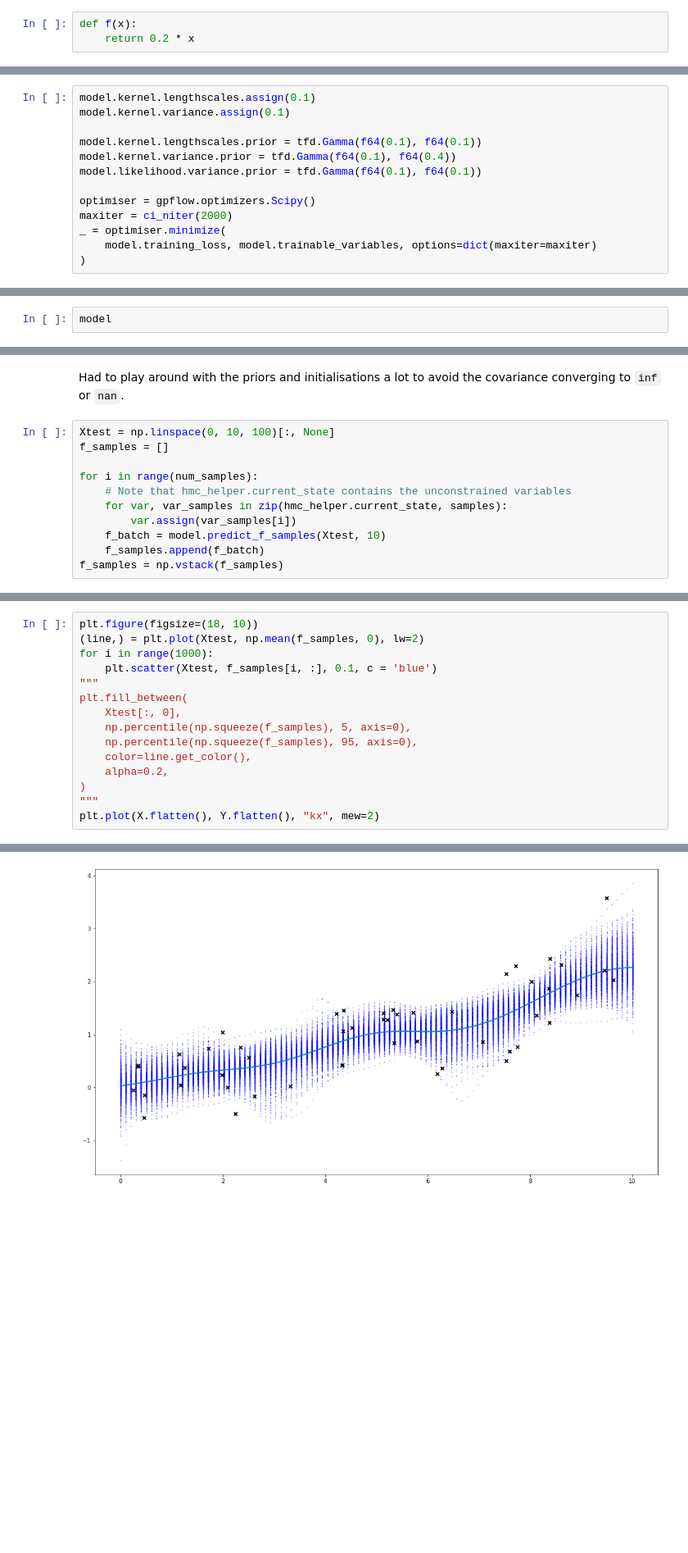
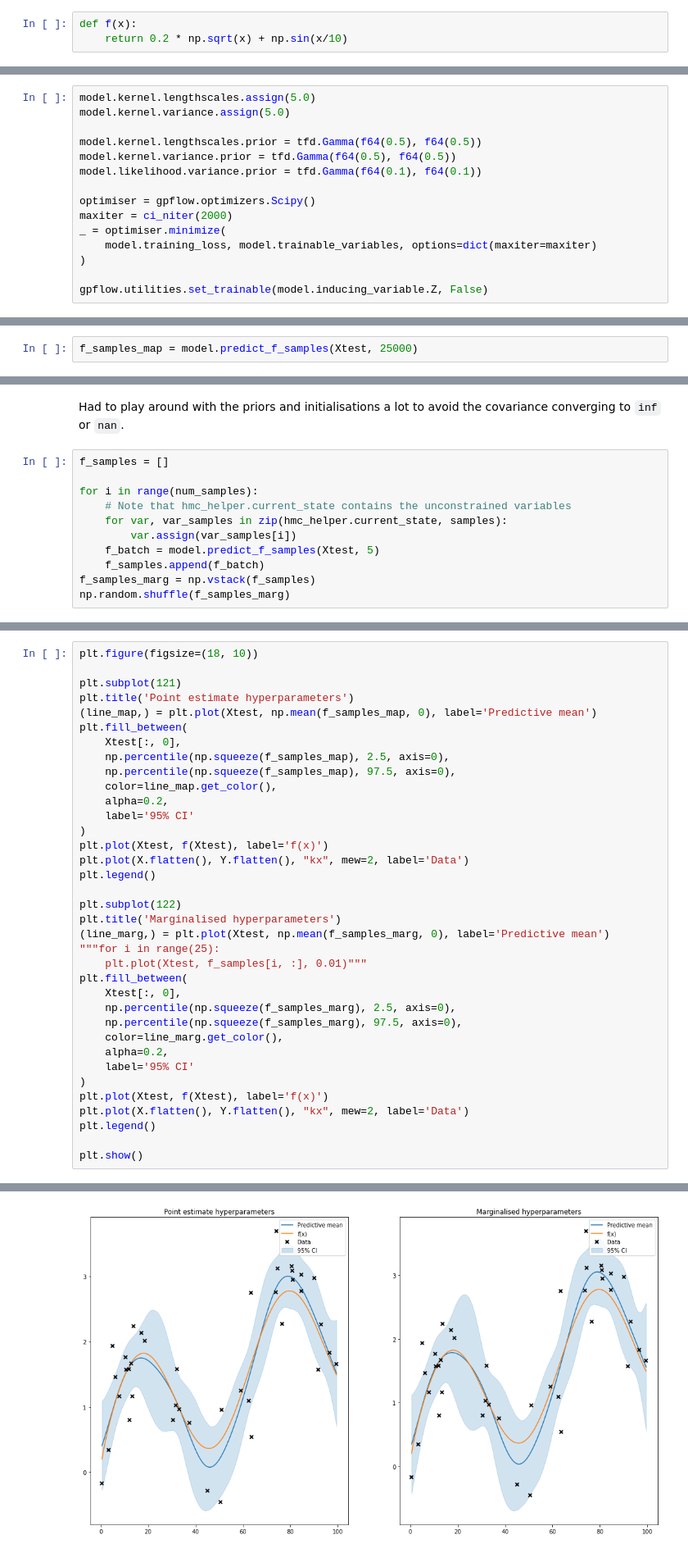
Before and after one commit to wunsworth/AirPollutionSensor, a Jupyter notebook: Notebooks/MCMCAltApproach.ipynb, the cells around one changed output, grey strips where cells are left out. Shown at 82% size. Cells and saved outputs as stored; diff of their text form; blank space fills up the shorter version.

```diff
--- a/Notebooks/MCMCAltApproach.ipynb
+++ b/Notebooks/MCMCAltApproach.ipynb
@@ -20,6 +20,6 @@ f64 = gpflow.utilities.to_default_float
 f64 = gpflow.utilities.to_default_float
 # %%
 def f(x):
-    return 0.2 * x
+    return 0.2 * np.sqrt(x) + np.sin(x/10)
 # %%
 obs_noise = 0.5
@@ -44,11 +46,11 @@ likelihood = gpflow.likelihoods.Gaussian()
 model = gpflow.models.SGPMC(data, kernel, likelihood, inducing_variable = Z)
 model = gpflow.models.SGPR(data, kernel, inducing_variable = Z, noise_variance = 0.1)
 # %%
-model.kernel.lengthscales.assign(0.1)
-model.kernel.variance.assign(0.1)
+model.kernel.lengthscales.assign(5.0)
+model.kernel.variance.assign(5.0)
 
-model.kernel.lengthscales.prior = tfd.Gamma(f64(0.1), f64(0.1))
-model.kernel.variance.prior = tfd.Gamma(f64(0.1), f64(0.4))
+model.kernel.lengthscales.prior = tfd.Gamma(f64(0.5), f64(0.5))
+model.kernel.variance.prior = tfd.Gamma(f64(0.5), f64(0.5))
 model.likelihood.variance.prior = tfd.Gamma(f64(0.1), f64(0.1))
 
 optimiser = gpflow.optimizers.Scipy()
@@ -56,3 +58,5 @@ maxiter = ci_niter(2000)
 _ = optimiser.minimize(
     model.training_loss, model.trainable_variables, options=dict(maxiter=maxiter)
 )
+
+gpflow.utilities.set_trainable(model.inducing_variable.Z, False)
@@ -61,2 +63,2 @@ gpflow.utilities.set_trainable(model.inducing_variable.Z, False)
 # %%
-model
+f_samples_map = model.predict_f_samples(Xtest, 25000)
@@ -124,14 +113,14 @@ plt.scatter(parameter_samples[1].numpy(), parameter_samples[2].numpy(), 0.5)
 # %% [markdown]
 Had to play around with the priors and initialisations a lot to avoid the covariance converging to `inf` or `nan`.
 # %%
-Xtest = np.linspace(0, 10, 100)[:, None]
 f_samples = []
 
 for i in range(num_samples):
     # Note that hmc_helper.current_state contains the unconstrained variables
     for var, var_samples in zip(hmc_helper.current_state, samples):
         var.assign(var_samples[i])
-    f_batch = model.predict_f_samples(Xtest, 10)
+    f_batch = model.predict_f_samples(Xtest, 5)
     f_samples.append(f_batch)
-f_samples = np.vstack(f_samples)
+f_samples_marg = np.vstack(f_samples)
+np.random.shuffle(f_samples_marg)
 # %%
@@ -141,16 +130,37 @@ f_samples.shape
 # %%
 plt.figure(figsize=(18, 10))
-(line,) = plt.plot(Xtest, np.mean(f_samples, 0), lw=2)
-for i in range(1000):
-    plt.scatter(Xtest, f_samples[i, :], 0.1, c = 'blue')
-"""
+
+plt.subplot(121)
+plt.title('Point estimate hyperparameters')
+(line_map,) = plt.plot(Xtest, np.mean(f_samples_map, 0), label='Predictive mean')
 plt.fill_between(
     Xtest[:, 0],
-    np.percentile(np.squeeze(f_samples), 5, axis=0),
-    np.percentile(np.squeeze(f_samples), 95, axis=0),
-    color=line.get_color(),
+    np.percentile(np.squeeze(f_samples_map), 2.5, axis=0),
+    np.percentile(np.squeeze(f_samples_map), 97.5, axis=0),
+    color=line_map.get_color(),
     alpha=0.2,
+    label='95% CI'
 )
-"""
-plt.plot(X.flatten(), Y.flatten(), "kx", mew=2)
+plt.plot(Xtest, f(Xtest), label='f(x)')
+plt.plot(X.flatten(), Y.flatten(), "kx", mew=2, label='Data')
+plt.legend()
+
+plt.subplot(122)
+plt.title('Marginalised hyperparameters')
+(line_marg,) = plt.plot(Xtest, np.mean(f_samples_marg, 0), label='Predictive mean')
+"""for i in range(25):
+    plt.plot(Xtest, f_samples[i, :], 0.01)"""
+plt.fill_between(
+    Xtest[:, 0],
+    np.percentile(np.squeeze(f_samples_marg), 2.5, axis=0),
+    np.percentile(np.squeeze(f_samples_marg), 97.5, axis=0),
+    color=line_marg.get_color(),
+    alpha=0.2,
+    label='95% CI'
+)
+plt.plot(Xtest, f(Xtest), label='f(x)')
+plt.plot(X.flatten(), Y.flatten(), "kx", mew=2, label='Data')
+plt.legend()
+
+plt.show()
 # %% [output]
@@ -158 +167 @@ plt.plot(X.flatten(), Y.flatten(), "kx", mew=2)
-[figure, old version]
+[figure, new version]
```
Also changed, not shown: parts of 13 cells of this notebook, 4 other files.
